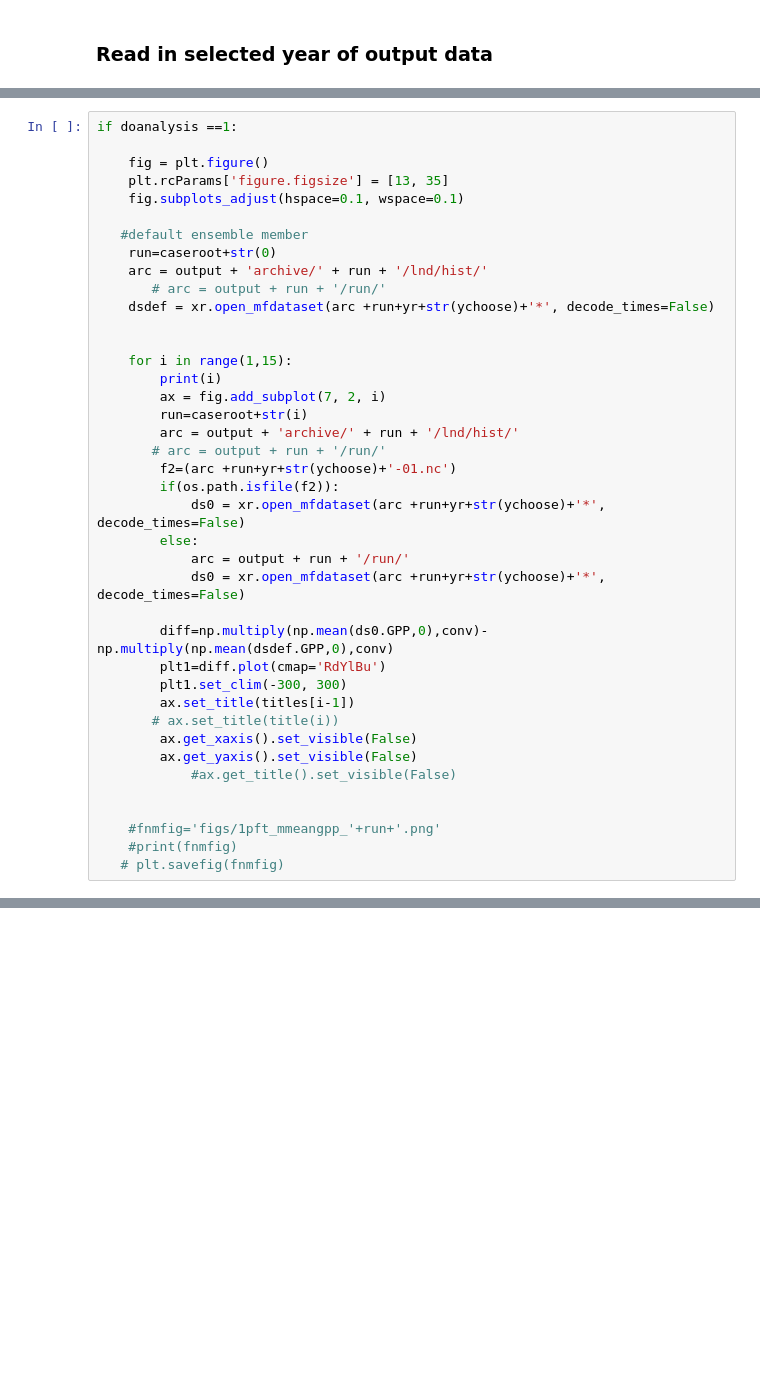
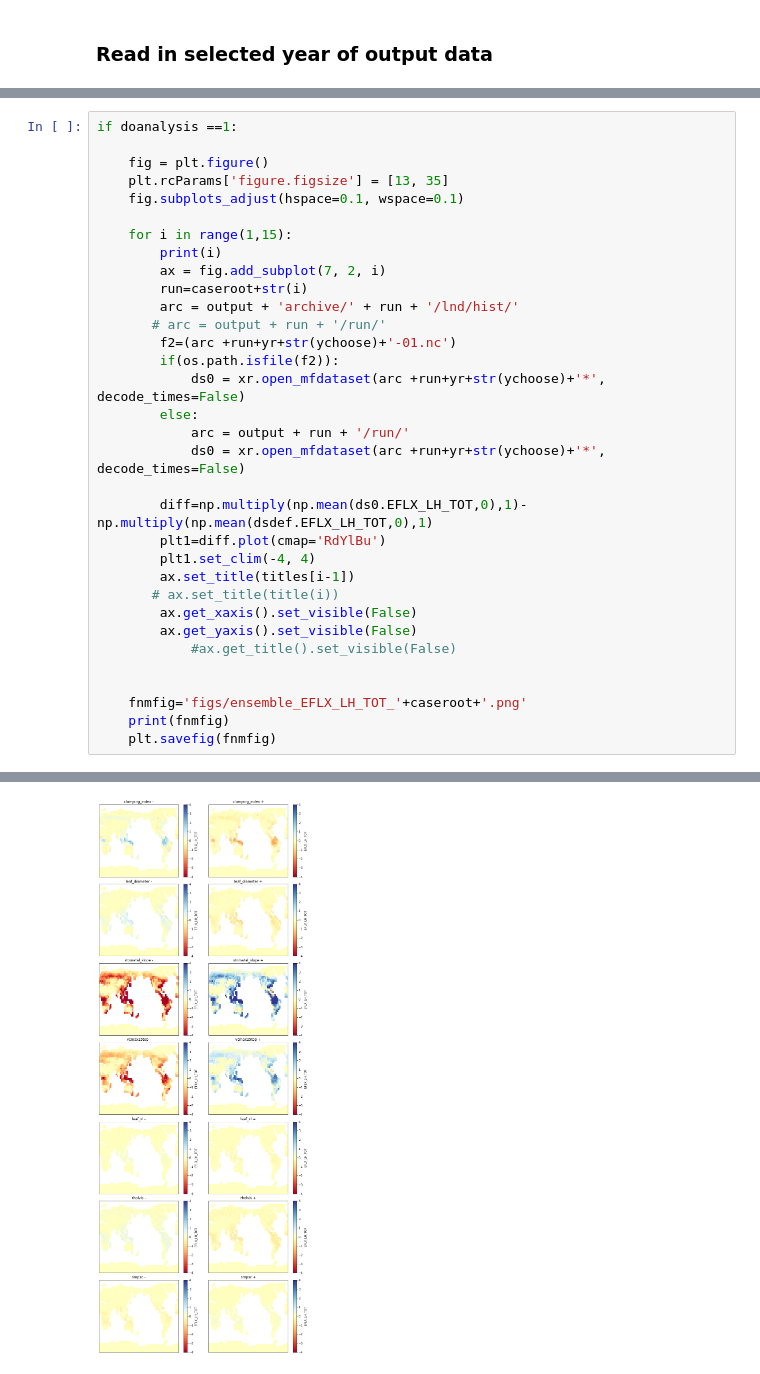
Before and after one commit to rosiealice/fates_sp_ensembles, a Jupyter notebook: ensemble_script.ipynb, the cells around one changed output, grey strips where cells are left out. Drawn from its saved outputs; the diff is of its cells as text; blank space fills up the shorter version.

```diff
--- a/ensemble_script.ipynb
+++ b/ensemble_script.ipynb
@@ -482,13 +576,6 @@ if doanalysis ==1:
     fig = plt.figure()
     plt.rcParams['figure.figsize'] = [13, 35]
     fig.subplots_adjust(hspace=0.1, wspace=0.1)
-
-   #default ensemble member
-    run=caseroot+str(0)
-    arc = output + 'archive/' + run + '/lnd/hist/'
-       # arc = output + run + '/run/'
-    dsdef = xr.open_mfdataset(arc +run+yr+str(ychoose)+'*', decode_times=False)
-
 
     for i in range(1,15):
         print(i)
@@ -503,9 +590,9 @@ if doanalysis ==1:
             arc = output + run + '/run/'
             ds0 = xr.open_mfdataset(arc +run+yr+str(ychoose)+'*', decode_times=False)
 
-        diff=np.multiply(np.mean(ds0.GPP,0),conv)-np.multiply(np.mean(dsdef.GPP,0),conv)
+        diff=np.multiply(np.mean(ds0.EFLX_LH_TOT,0),1)-np.multiply(np.mean(dsdef.EFLX_LH_TOT,0),1)
         plt1=diff.plot(cmap='RdYlBu')
-        plt1.set_clim(-300, 300)
+        plt1.set_clim(-4, 4)
         ax.set_title(titles[i-1])
        # ax.set_title(title(i))
         ax.get_xaxis().set_visible(False)
@@ -513,6 +600,7 @@ if doanalysis ==1:
             #ax.get_title().set_visible(False)
 
 
-    #fnmfig='figs/1pft_mmeangpp_'+run+'.png'
-    #print(fnmfig)
-   # plt.savefig(fnmfig)
+    fnmfig='figs/ensemble_EFLX_LH_TOT_'+caseroot+'.png'
+    print(fnmfig)
+    plt.savefig(fnmfig)
+# %% [output]
@@ -519,3 +622,4 @@ if doanalysis ==1:
+[figure, added]
 # %%
 if doanalysis ==1:
 
```
Also changed, not shown: parts of 22 cells of this notebook.
